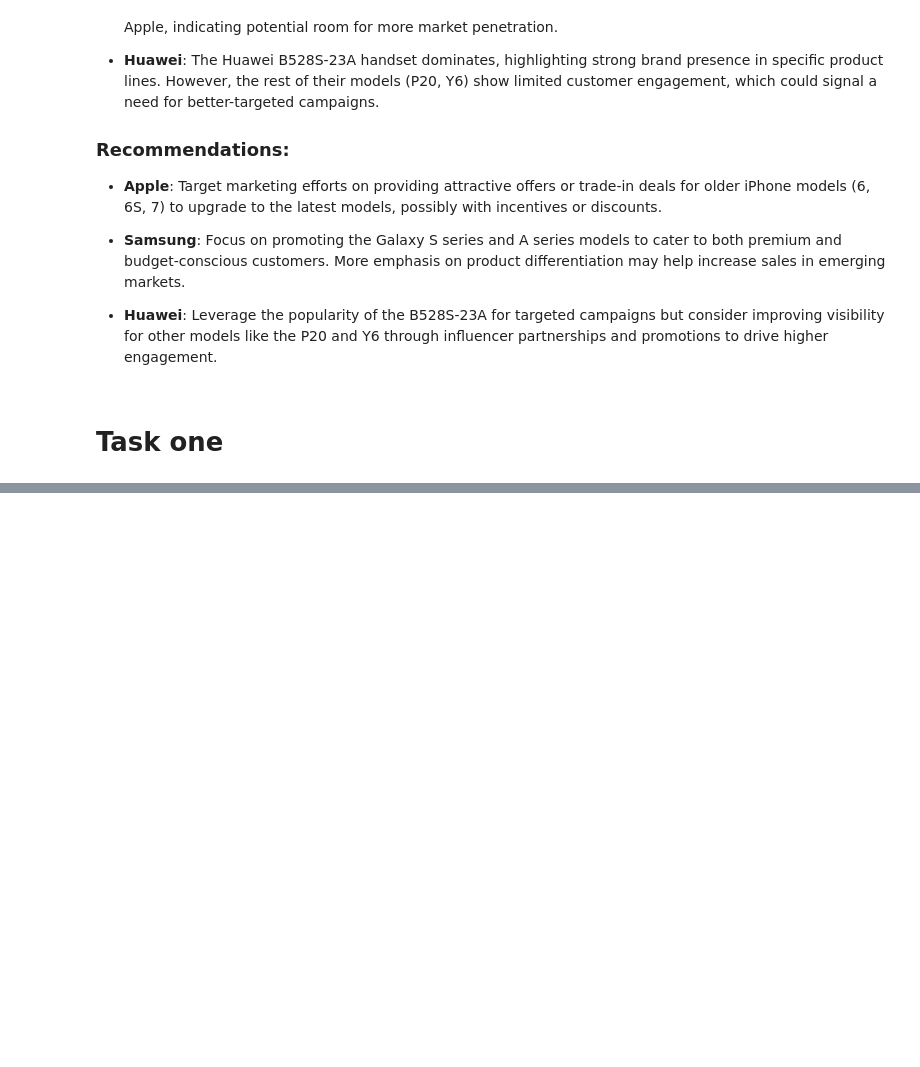
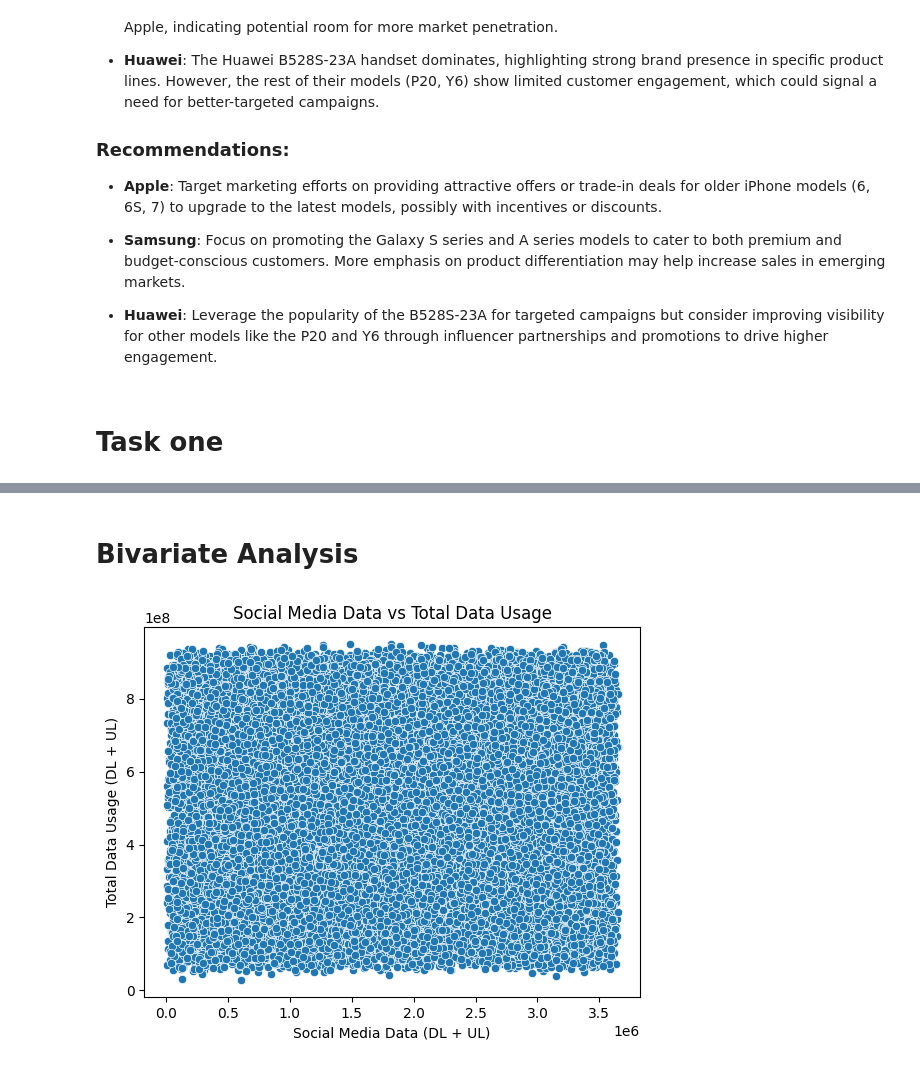
Before and after one commit to helinatefera/10xWeek0, a Jupyter notebook: task_1.ipynb, the cells around one changed output, grey strips where cells are left out. Cells and saved outputs as stored; diff of their text form; code cells hidden in the pictures; blank space fills up the shorter version.

```diff
--- a/task_1.ipynb
+++ b/task_1.ipynb
@@ -201,0 +285,15 @@ dtype: float64
+# %% [markdown]
+# Bivariate Analysis
+# %%
+# Scatter plot of Social Media Data vs Total Data
+sns.scatterplot(x=data['Social Media DL (Bytes)'] + data['Social Media UL (Bytes)'], y=data['Total DL (Bytes)'] + data['Total UL (Bytes)'])
+plt.title('Social Media Data vs Total Data Usage')
+plt.xlabel('Social Media Data (DL + UL)')
+plt.ylabel('Total Data Usage (DL + UL)')
+plt.show()
+
+# Correlation for each application with Total Data
+correlation_data = data[['Social Media DL (Bytes)', 'Google DL (Bytes)', 'Email DL (Bytes)', 'Youtube DL (Bytes)', 'Netflix DL (Bytes)', 'Gaming DL (Bytes)', 'Other DL (Bytes)', 'Total DL (Bytes)', 'Total UL (Bytes)']].corr()
+correlation_data
+# %% [output]
+[figure, added]
```
Also changed, not shown: parts of 16 cells of this notebook.
